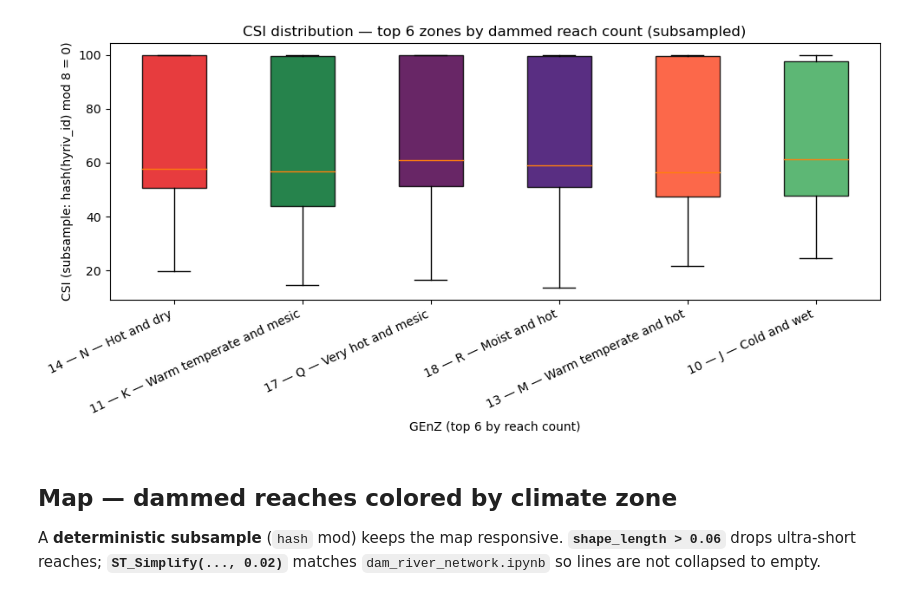
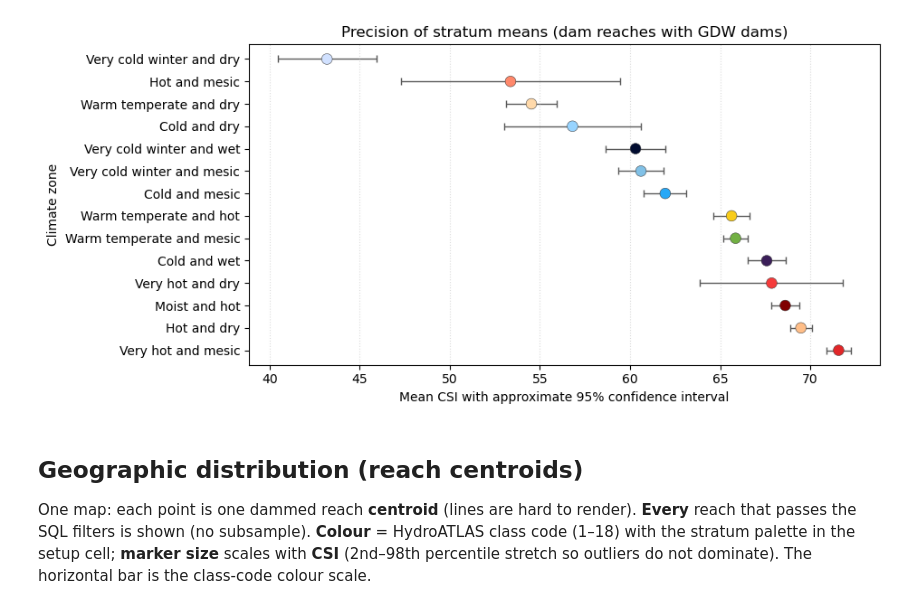
Before and after one commit to lucianbluescher/SuperBADD, a Jupyter notebook: notebooks/climate_csi_exploration.ipynb, the cells around one changed output. Drawn from its saved outputs; the diff is of its cells as text; code cells hidden in the pictures.

```diff
--- a/notebooks/climate_csi_exploration.ipynb
+++ b/notebooks/climate_csi_exploration.ipynb
@@ -212,48 +235,37 @@ Boxplots show **spread**, not just the mean—useful when zones have similar ave
 # %%
-top_zones = summary.nlargest(6, "n_reaches")["climate_zone_code"].tolist()
-zones_csv = ",".join(str(int(z)) for z in top_zones)
+min_n = 100
+plot_s = summary[summary["n_reaches"] >= min_n].sort_values("mean_csi", ascending=True)
+se = plot_s["sd_csi"] / np.sqrt(plot_s["n_reaches"].astype(float))
+lo = plot_s["mean_csi"] - 1.96 * se
+hi = plot_s["mean_csi"] + 1.96 * se
+y = np.arange(len(plot_s))
+names = plot_s["climate_zone_code"].map(zone_name)
+colors = [zone_hex_for_id(int(z)) for z in plot_s["climate_zone_code"]]
 
-sample_sql = f"""
-WITH dammed AS (
-    SELECT DISTINCT r.hyriv_id, r.clz_cl_cmj, f.csi AS csi
-    FROM riveratlas AS r
-    INNER JOIN gdw AS g ON r.hyriv_id = g.hyriv_id
-    INNER JOIN ffr AS f ON f.hyriv_id = r.hyriv_id
-    WHERE r.clz_cl_cmj IN ({zones_csv})
-      AND f.csi IS NOT NULL
+fig, ax = plt.subplots(figsize=(9.5, max(4.2, 0.32 * len(plot_s))))
+ax.errorbar(
+    plot_s["mean_csi"],
+    y,
+    xerr=[plot_s["mean_csi"] - lo, hi - plot_s["mean_csi"]],
+    fmt="none",
+    ecolor="0.35",
+    elinewidth=1.0,
+    capsize=3,
+    zorder=1,
 )
-SELECT clz_cl_cmj, csi FROM dammed
-WHERE mod(abs(hash(hyriv_id)), 8) = 0;
-"""
-box_df = con.execute(sample_sql).df()
-order = [str(int(z)) for z in top_zones]
-box_df["zone_str"] = box_df["clz_cl_cmj"].astype(int).astype(str)
-
-
-def _box_label(zid: int) -> str:
-    row = GENZ_CATALOG.loc[GENZ_CATALOG["genz_id"] == int(zid)]
-    if row.empty:
-        return str(zid)
-    return genz_label_row(int(zid), row.iloc[0]["genz_code"], row.iloc[0]["genz_name"])
-
-
-box_labels = [_box_label(int(z)) for z in top_zones]
-
-fig, ax = plt.subplots(figsize=(10, 5))
-data = [box_df.loc[box_df["zone_str"] == z, "csi"].values for z in order]
-bp = ax.boxplot(data, labels=box_labels, showfliers=False, patch_artist=True)
-for patch, z in zip(bp["boxes"], order):
-    patch.set_facecolor(zone_hex_for_id(int(z)))
-    patch.set_alpha(0.85)
-ax.set_xlabel("GEnZ (top 6 by reach count)")
-ax.set_ylabel("CSI (subsample: hash(hyriv_id) mod 8 = 0)")
-ax.set_title("CSI distribution — top 6 zones by dammed reach count (subsampled)")
-plt.xticks(rotation=25, ha="right")
+ax.scatter(plot_s["mean_csi"], y, c=colors, s=72, edgecolors="0.2", linewidths=0.35, zorder=3)
+ax.set_yticks(y)
+ax.set_yticklabels(names)
+ax.set_xlabel("Mean CSI with approximate 95% confidence interval")
+ax.set_ylabel("Climate zone")
+ax.set_title("Precision of stratum means (dam reaches with GDW dams)")
+ax.grid(axis="x", linestyle=":", alpha=0.45)
+ax.invert_yaxis()
 plt.tight_layout()
 # %% [output]
-[figure, old version]
+[figure, new version]
 # %% [markdown]
-## Map — dammed reaches colored by climate zone
+## Geographic distribution (reach centroids)
 
-A **deterministic subsample** (`hash` mod) keeps the map responsive. **`shape_length > 0.06`** drops ultra-short reaches; **`ST_Simplify(..., 0.02)`** matches `dam_river_network.ipynb` so lines are not collapsed to empty.
+One map: each point is one dammed reach **centroid** (lines are hard to render). **Every** reach that passes the SQL filters is shown (no subsample). **Colour** = HydroATLAS class code (1–18) with the stratum palette in the setup cell; **marker size** scales with **CSI** (2nd–98th percentile stretch so outliers do not dominate). The horizontal bar is the class-code colour scale.
 # %%
```
Also changed, not shown: parts of 13 cells of this notebook, 6 other files.
